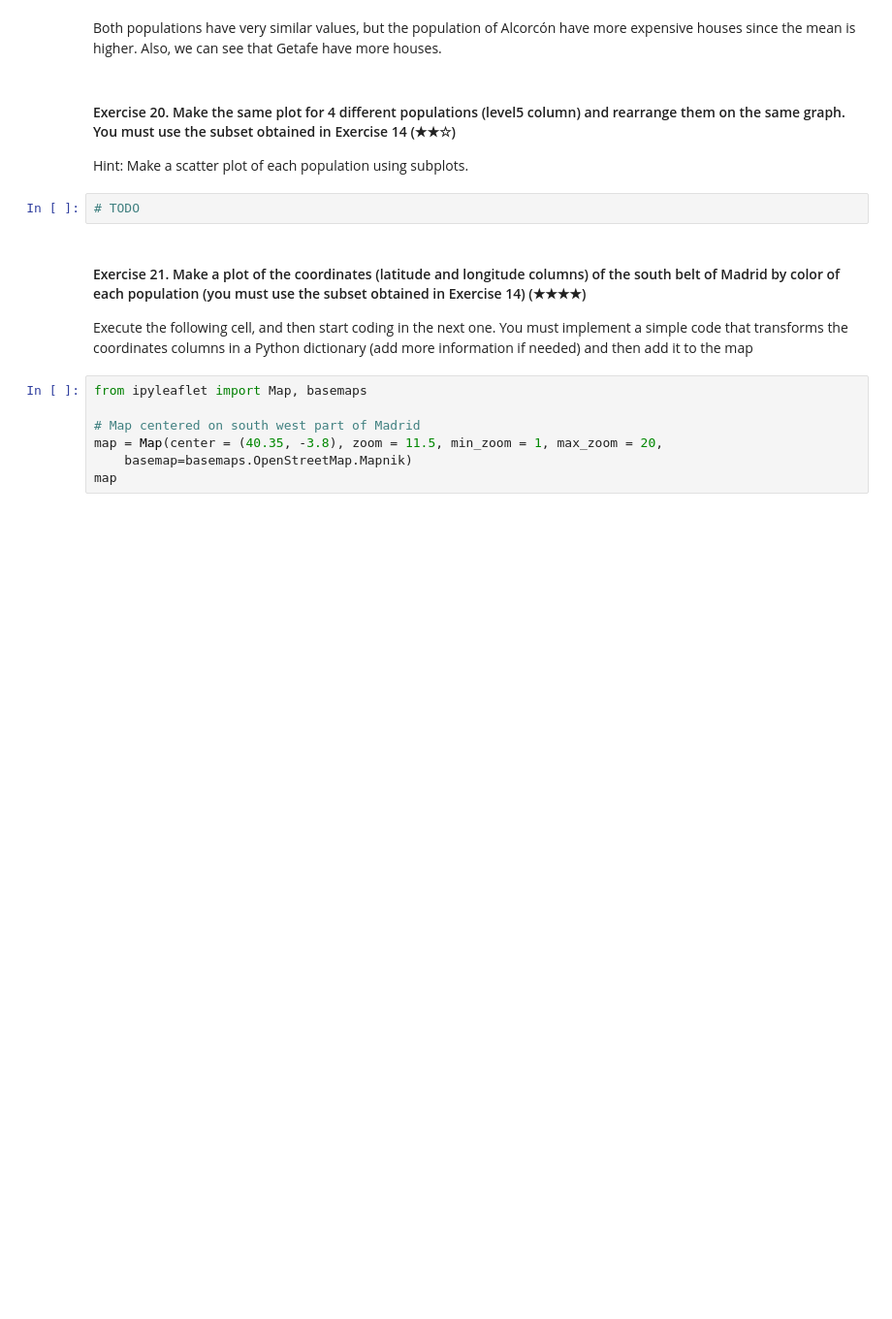
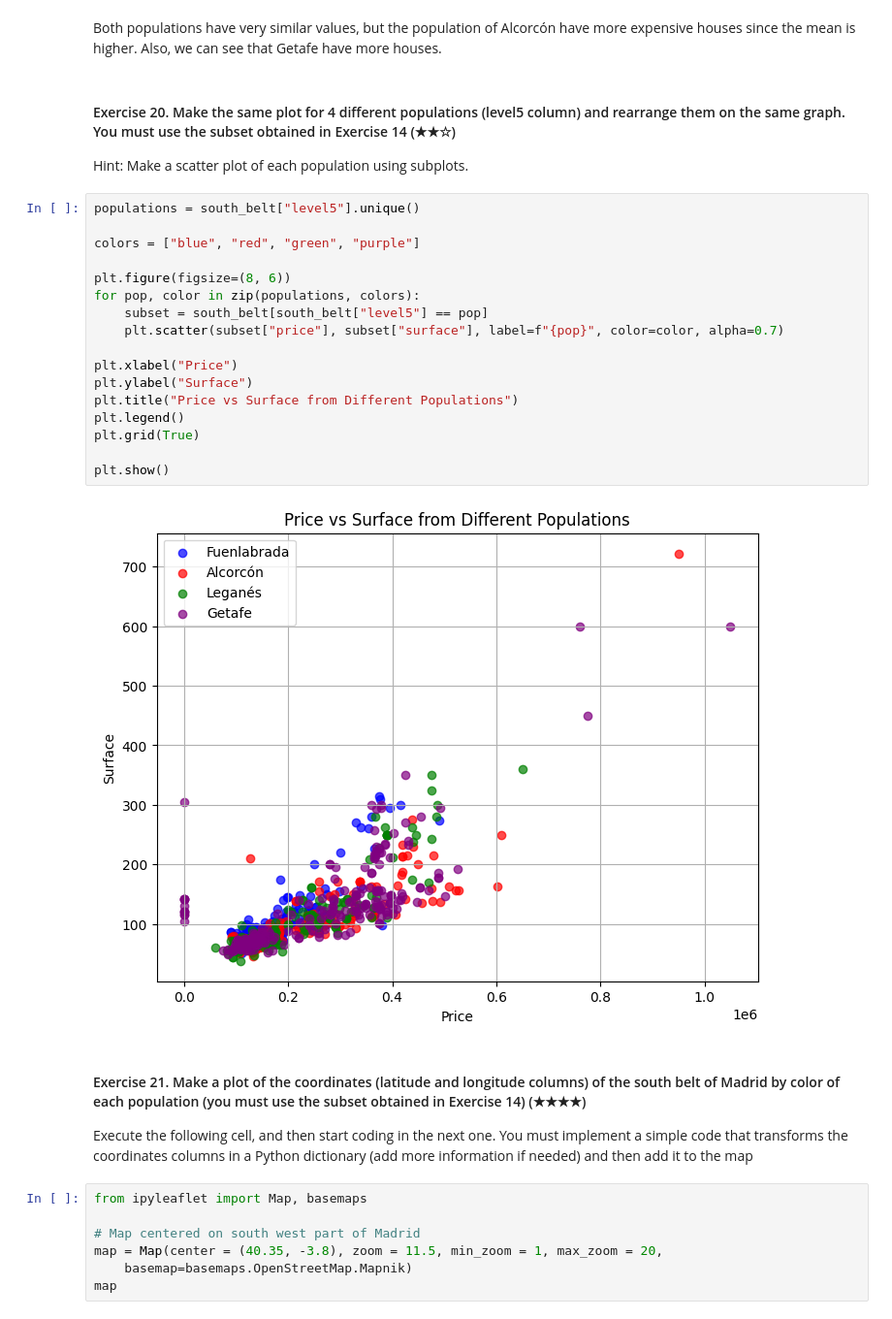
Before and after one commit to aristi95/realestate-datacleanup-exercise, a Jupyter notebook: project.ipynb, the cells around one changed output. Shown at 97% size. Drawn from its saved outputs; the diff is of its cells as text; blank space fills up the shorter version.

```diff
--- a/project.ipynb
+++ b/project.ipynb
@@ -432,7 +432,24 @@ Both populations have very similar values, but the population of Alcorcón have
 
 Hint: Make a scatter plot of each population using subplots.
 # %%
-# TODO
+populations = south_belt["level5"].unique()
+
+colors = ["blue", "red", "green", "purple"]
+
+plt.figure(figsize=(8, 6))
+for pop, color in zip(populations, colors):
+    subset = south_belt[south_belt["level5"] == pop]
+    plt.scatter(subset["price"], subset["surface"], label=f"{pop}", color=color, alpha=0.7)
+
+plt.xlabel("Price")
+plt.ylabel("Surface")
+plt.title("Price vs Surface from Different Populations")
+plt.legend()
+plt.grid(True)
+
+plt.show()
+# %% [output]
+[figure, added]
 # %% [markdown]
 #### Exercise 21. Make a plot of the coordinates (latitude and longitude columns) of the south belt of Madrid by color of each population (you must use the subset obtained in Exercise 14) (★★★★)
 
```
